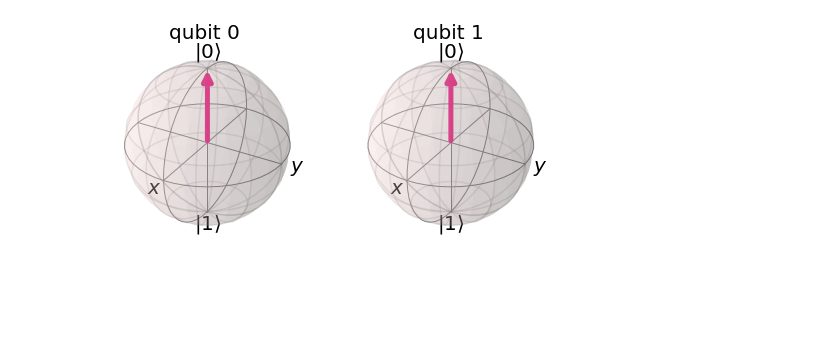
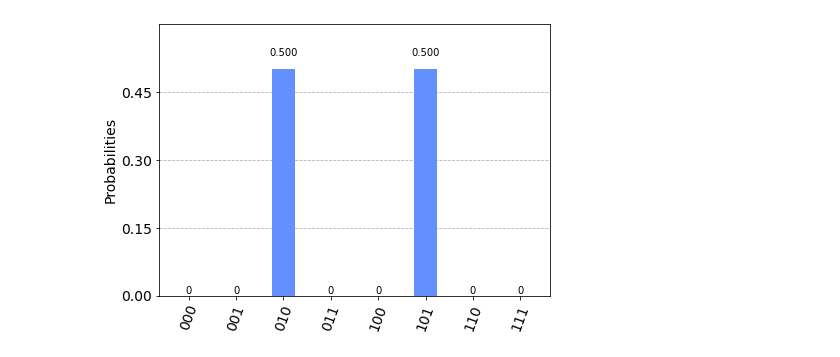
Before and after one commit to y-pleim/AdiabaticPrinciple, a Jupyter notebook: adiabatic.ipynb, the cells around one changed output. Saved outputs shown, nothing was run; the diff lists cells and outputs as text; code cells hidden in the pictures; blank space fills up the shorter version.

```diff
--- a/adiabatic.ipynb
+++ b/adiabatic.ipynb
@@ -12,9 +21,53 @@ circ1 = QuantumCircuit(2,1)
 sim = Aer.get_backend('statevector_simulator')
 result_sv1 = execute(circ1, backend = sim).result()
 state_vec1 = result_sv1.get_statevector()
-plot_bloch_multivector(state_vec1)
+# plot_bloch_multivector(state_vec1)
-# %% [output]
-[figure, removed]
+# %%
+def form_circuit(beta, gamma, J, mu, n_qubits, pbc=True):
+    """
+    Form the circuit for adiabatic evolution
+
+        H = -J\sum_{ij} \sigma_i^z \sigma_j^z + \mu\sum_i\sigma_i^z
+    """
+    depth = len(beta)
+    assert(len(beta) == len(gamma))
+
+    # create circuit
+    circ = QuantumCircuit(n_qubits,0)
+
+    # add layer of hadamard gates
+    for i in range(n_qubits):
+        circ.h(i)
+
+    for layer in range(depth):
+        for i in range(n_qubits):
+            circ.rx(beta[layer],i)
+        for i in range(n_qubits-1):
+            circ.rzz(gamma[layer]*J,i,(i+1))
+        if pbc:
+            circ.rzz(gamma[layer]*J,n_qubits-1,0)
+
+        for i in range(n_qubits):
+            circ.rz(gamma[layer]*mu,i)
+    return circ
+# %%
+# create the adiabatic parameters
+n_steps = 30
+beta = []
+gamma = []
+for i in range(n_steps+1):
+    beta.append(1-i/n_steps)
+    gamma.append(i/n_steps)
+
+circ = form_circuit(beta, gamma, -2, 0, 3, pbc=False)
+circ.draw(output="mpl")
+
+sim = Aer.get_backend('statevector_simulator')
+result_sv = execute(circ, backend = sim).result()
+state_vec = result_sv.get_statevector()
+plot_histogram(result_sv.get_counts(circ))
+# %% [output]
+[figure, added]
 # %%
 circ = QuantumCircuit(2,0)
 
```
Also changed, not shown: parts of 7 cells of this notebook, 1 other file.
